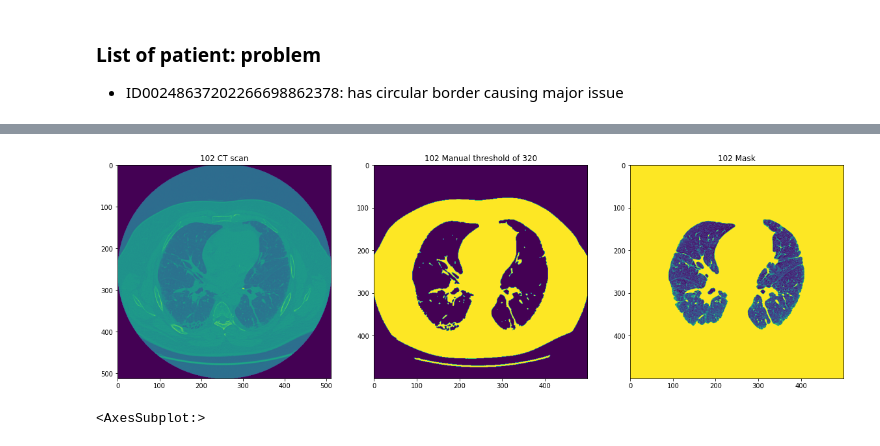
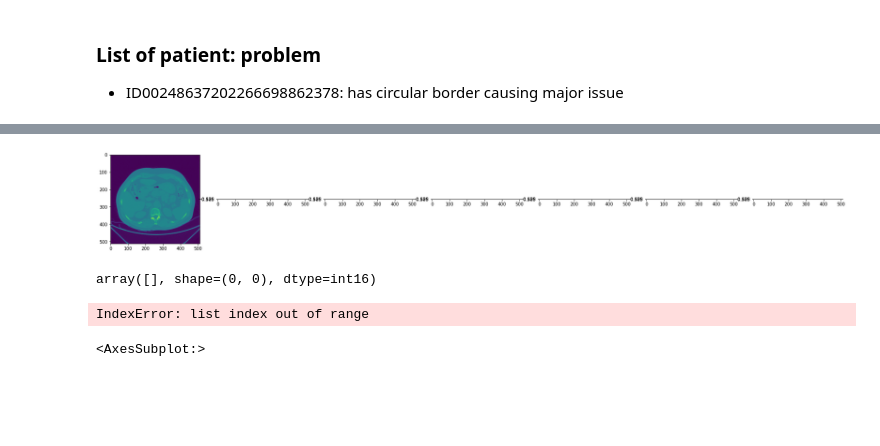
Before and after one commit to vdegenova/osic_kaggle, a Jupyter notebook: notebooks/lung_masking.ipynb, the cells around one changed output, grey strips where cells are left out. Cells and saved outputs as stored; diff of their text form; code cells hidden in the pictures; blank space fills up the shorter version.

Commit message:
fixed bug in cropping function - not yet used in pre_proc

```diff
--- a/notebooks/lung_masking.ipynb
+++ b/notebooks/lung_masking.ipynb
@@ -126,3 +126,9 @@ def valid_mask(mask_var, n_labels):
     if mask_var > .04 and n_labels < 10:
         return True
     return False
+# %%
+# patient images may be different according to dimensions!
+meta_data_df = pd.read_csv('/Users/jesse/Documents/osic_kaggle/data/processed_data/meta_data_df.csv')
+meta_data_df['dims'] = (meta_data_df['rows'].astype(str) + ', ' + meta_data_df['columns'].astype(str))
+display(meta_data_df.groupby(['dims'])['Patient'].nunique())
+patients_dims = meta_data_df.groupby(['dims'])['Patient'].unique()
@@ -130,8 +149,11 @@ def valid_mask(mask_var, n_labels):
 # prepare random patient folder of images for processing
 dicom_dir = "/Users/jesse/Documents/osic_kaggle/data/train/"
 patients = os.listdir(dicom_dir) # list of training patient IDS (folders which contain DICOMS)
-patient = choice(patients)
-patient = 'ID00032637202181710233084'
+# patient = choice(patients)
+# patient = 'ID00032637202181710233084'
+
+patient = choice(patients_dims['512, 512'])
+
 path = dicom_dir + patient
 dicoms = [pydicom.read_file(path + '/' + s) for s in os.listdir(path)]
 dicoms.sort(key=lambda x: int(x.ImagePositionPatient[2]))
@@ -182,3 +205,40 @@ Wall time: 7.94 s
+# %%
+imgs = []
+i = 0
+
+img = dicoms[i].pixel_array.copy()
+imgs.append(img)
+
+rescale_intercept = dicoms[i].RescaleIntercept
+rescale_slope = dicoms[i].RescaleSlope
+
+cropped_img = pre_proc.custom_trim(img)
+imgs.append(cropped_img)
+
+hu_scaled_img = pre_proc.transform_to_hu(img=cropped_img, rescale_slope=rescale_slope, rescale_intercept=rescale_intercept)
+imgs.append(hu_scaled_img)
+
+windowed_img = pre_proc.set_manual_window(hu_scaled_img)
+imgs.append(windowed_img)
+
+# break down lung masking
+blurred_img = gaussian_filter(windowed_img, sigma=1)
+imgs.append(blurred_img)
+binary_image = np.array(blurred_img > -320, dtype=np.int8) + 1
+manually_thresholded = binary_image.copy()
+imgs.append(manually_thresholded)
+labels = measure.label(binary_image)
+imgs.append(labels)
+
+fig, ax = plt.subplots(nrows=1, ncols=len(imgs), figsize=(30, 10))
+for ind, im in enumerate(imgs):
+    ax[ind].imshow(im);
+# %% [output]
+[figure, added]
+# %%
+cropped_img
+# %% [output]
+array([], shape=(0, 0), dtype=int16)
 # %%
 i = len(slices)//2
 # i = 11
@@ -191,7 +251,7 @@ ax[1].set_title(f'{i} Manual threshold of 320');
 ax[-1].imshow(slices[i]);
 ax[-1].set_title(f'{i} Mask');
 # %% [output]
-[figure, removed]
+IndexError: list index out of range
 # %%
 sns.distplot(slices[i].flatten(), kde=False)
 # %% [output]
```
Also changed, not shown: parts of 4 cells of this notebook, 1 other file.
